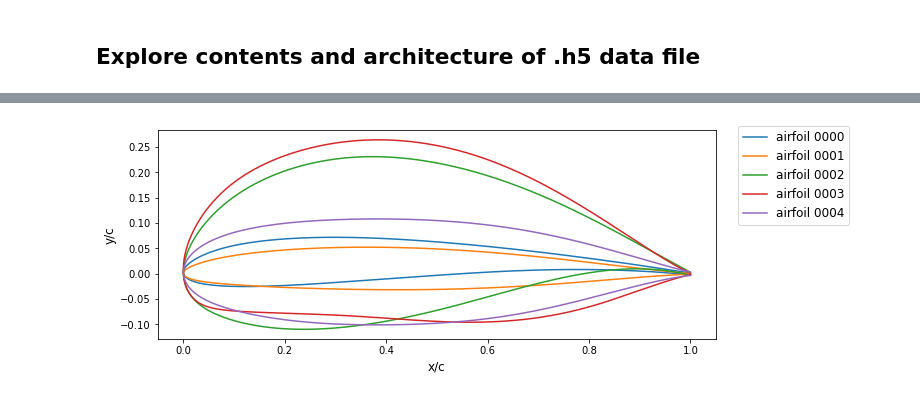
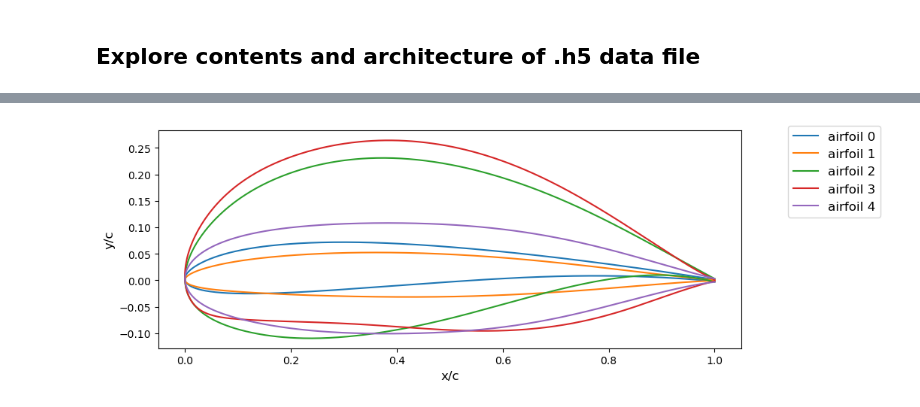
Before and after one commit to NREL/windAI_bench, a Jupyter notebook: airfoil_2k/explore_airfoil_2k_data.ipynb, the cells around one changed output, grey strips where cells are left out. Drawn from its saved outputs; the diff is of its cells as text; code cells hidden in the pictures.

Commit message:
uploading latest drafts of 2k and 9k ipynbs with visuals

```diff
--- a/airfoil_2k/explore_airfoil_2k_data.ipynb
+++ b/airfoil_2k/explore_airfoil_2k_data.ipynb
@@ -42,11 +49,9 @@ The .h5 data file is structured as follows: <br>
 # %%
 # Open file and print the top level group names/keys
-
-# This data set contains 8997 unique airfoil shapes.
+# This data set contains 1831 unique airfoil shapes
+# The trans_model and turb_model groups represent two different models run by HAM2D, transition and turbulent models
+# The shape group contains 4 datasets representing the different parameterizations of the airfoil geometries.
 with h5py.File(data_path, 'r') as hf:
-    af_names = [k for k in hf.keys()]
-    print(af_names[:25], '...')
-
-
-    print([k for k in hf[af_names[0]]['turb_model']['Re009000000']])
+    top_groups = [k for k in hf.keys()]
+    print(top_groups)
 # %% [output]
@@ -99,13 +111,16 @@ Airfoil shape data:
 # %%
+# Visualize the first 5 airfoil geometries using the landmarks dataset
 plt.figure(figsize=(10, 6))
 with h5py.File(data_path, 'r') as hf:
-    for name in af_names[:5]:
-        landmarks = hf[name]['landmarks'][()]
-        plt.plot(landmarks[:, 0], landmarks[:, 1], label='airfoil {}'.format(name))
+    landmarks = hf['shape']['landmarks'][()]
+    af_shape_count = 0
+    for landmark in landmarks[0:5]:
+        plt.plot(landmark[:, 0], landmark[:, 1], label='airfoil {}'.format(af_shape_count))
+        af_shape_count += 1
 plt.xlabel('x/c', fontsize=12)
 plt.ylabel('y/c', fontsize=12)
 plt.gca().set_aspect(1.)
 plt.legend(bbox_to_anchor=(1.25, 1.05), fontsize=12)
 plt.show()
 # %% [output]
-[figure, old version]
+[figure, new version]
```
Also changed, not shown: parts of 21 cells of this notebook, 1 other file.
